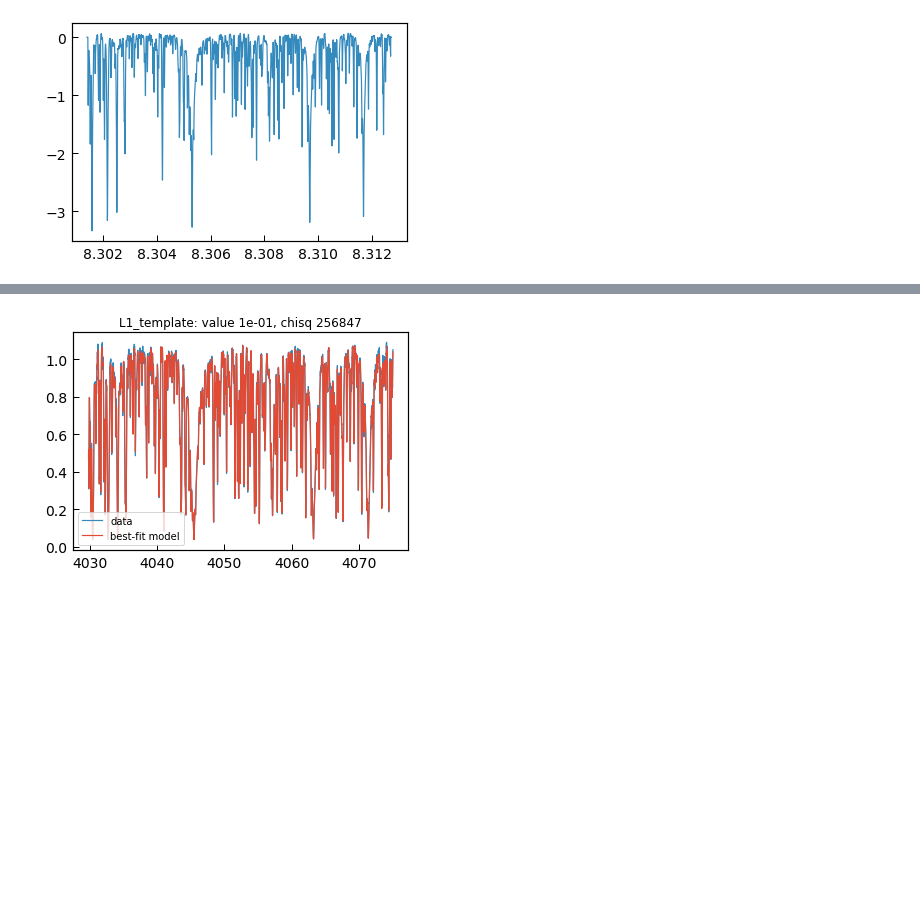
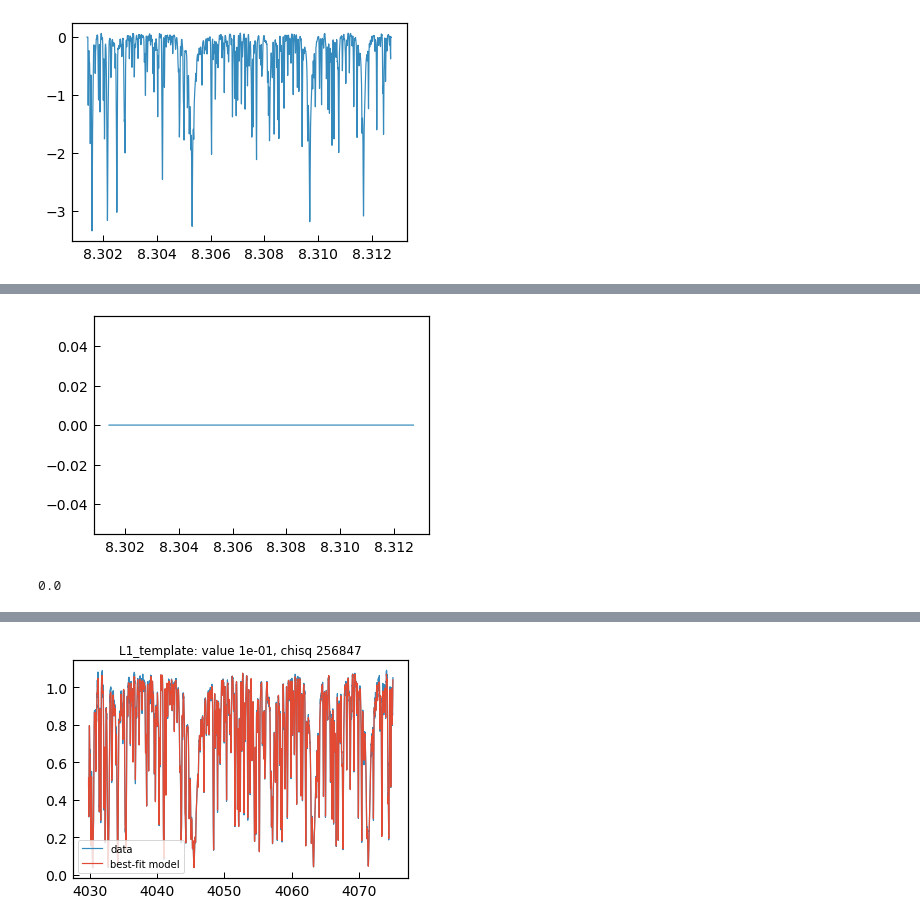
Before and after one commit to megbedell/wobble, a Jupyter notebook: regularization3.ipynb, the cells around one changed output, grey strips where cells are left out. Cells and saved outputs as stored; diff of their text form; code cells hidden in the pictures; blank space fills up the shorter version.

```diff
--- a/regularization3.ipynb
+++ b/regularization3.ipynb
@@ -131,5 +142,15 @@ array([6041.68447292, 6045.30946775, 6057.69878793, 6053.58841383,
 # %%
 results = fit_rvs_only(model, validation_data, 0)
+# %%
+session = wobble.get_session()
+ys2 = session.run(model.components[0].template_ys[0])
+plt.plot(results.star_template_xs[0], results.star_template_ys[0] - ys2);
+# %% [output]
+[figure, added]
+# %%
+np.sum(results.star_template_xs[0] - results_train.star_template_xs[0])
+# %% [output]
+0.0
 # %%
 plt.plot(results.star_template_xs[0], results.star_template_ys[0] - results_train.star_template_ys[0]);
 # %% [output]
```
Also changed, not shown: parts of 7 cells of this notebook.
